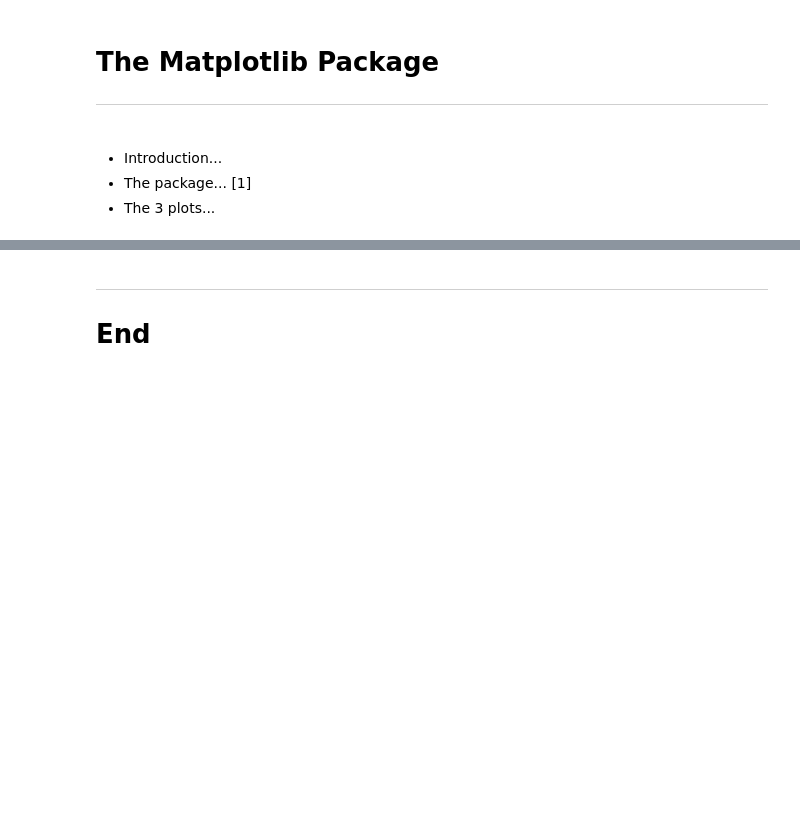
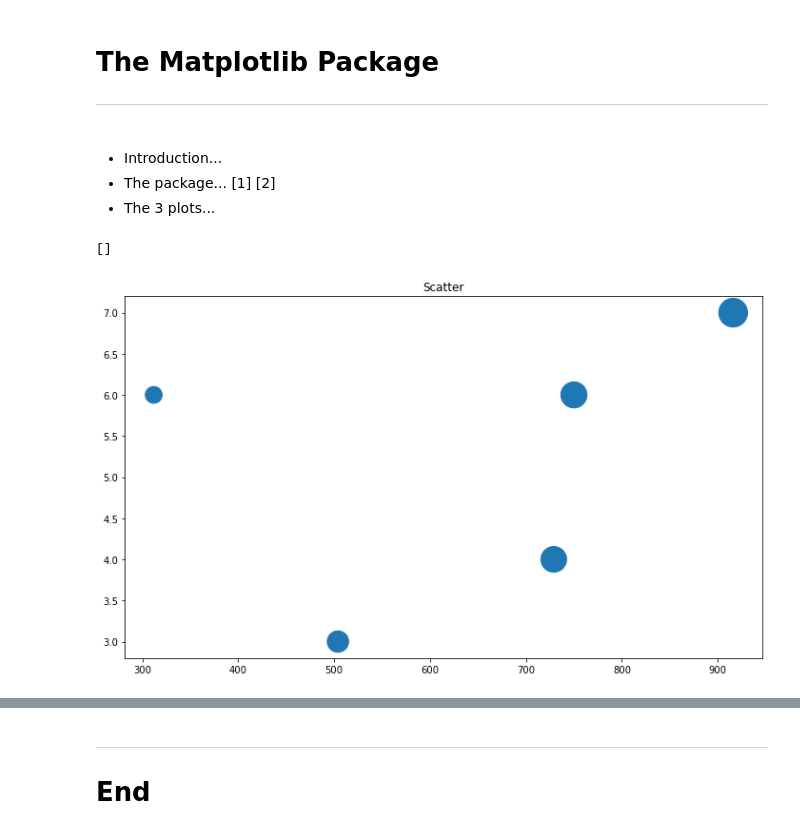
Before and after one commit to RYANCOX00/Fundamentals_of_DA, a Jupyter notebook: pyplot.ipynb, the cells around one changed output, grey strips where cells are left out. Saved outputs shown, nothing was run; the diff lists cells and outputs as text; code cells hidden in the pictures; blank space fills up the shorter version.

```diff
--- a/pyplot.ipynb
+++ b/pyplot.ipynb
@@ -8,6 +8,22 @@ import numpy as np
+# %%
+plt.rcParams["figure.figsize"] = (12, 7) #[3]
 # %% [markdown]
+
 <br>
 
 - Introduction...
-- The package... [1]
+- The package... [1] [2]
 - The 3 plots...
+# %%
+x = np.random.randint(1000, size=(5))
+y = np.random.randint(10, size=(5))
+
+fig, ax = plt.subplots()
+ax.scatter(x, y, s= x)
+ax.set_title("Scatter")
+plt.plot()
+
+# https://matplotlib.org/stable/gallery/shapes_and_collections/scatter.html#sphx-glr-gallery-shapes-and-collections-scatter-py  [4]
+# %% [output]
+[]
+[figure, added]
```
Also changed, not shown: parts of 4 cells of this notebook, 1 other file.
